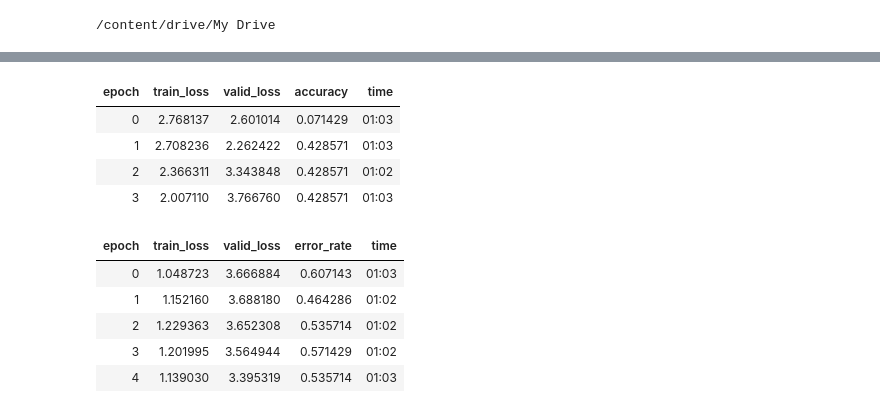
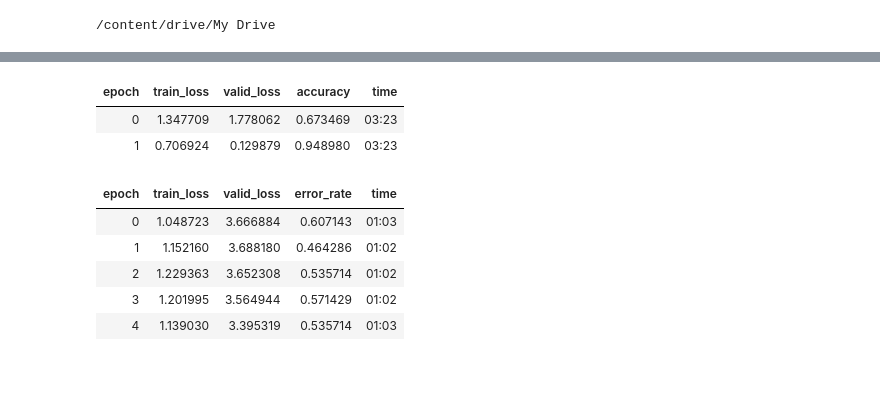
Before and after one commit to nimishbongale/Digital-Image-Processing-Project, a Jupyter notebook: bean-sorter.ipynb, the cells around one changed output, grey strips where cells are left out. Saved outputs shown, nothing was run; the diff lists cells and outputs as text; code cells hidden in the pictures; blank space fills up the shorter version.

```diff
--- a/bean-sorter.ipynb
+++ b/bean-sorter.ipynb
@@ -260,5 +264,5 @@ Mounted at /content/drive
 # %%
 from fastai.vision import *
 # %%
-path = Path('/content/drive/My Drive/DIP')
+path = Path('/content/drive/My Drive/dip paper')
 # %%
@@ -311,13 +307,13 @@ Downloading: "https://download.pytorch.org/models/resnet50-19c8e357.pth" to /roo
 # %%
 learn = cnn_learner(data, models.resnet50, metrics=accuracy)
+# %%
+learn = cnn_learner(data, models.resnet34, metrics=accuracy)
 # %%
-learn.fit_one_cycle(4)
+learn.fit_one_cycle(2)
 # %% [output]
 | epoch | train_loss | valid_loss | accuracy | time |
-| 0 | 2.768137 | 2.601014 | 0.071429 | 01:03 |
-| 1 | 2.708236 | 2.262422 | 0.428571 | 01:03 |
-| 2 | 2.366311 | 3.343848 | 0.428571 | 01:02 |
-| 3 | 2.007110 | 3.766760 | 0.428571 | 01:03 |
+| 0 | 1.347709 | 1.778062 | 0.673469 | 03:23 |
+| 1 | 0.706924 | 0.129879 | 0.948980 | 03:23 |
 # %%
 learn.fit_one_cycle(5, max_lr=slice(1e-4,1e-3))
 # %% [output]
```
Also changed, not shown: parts of 14 cells of this notebook, 1 other file.
